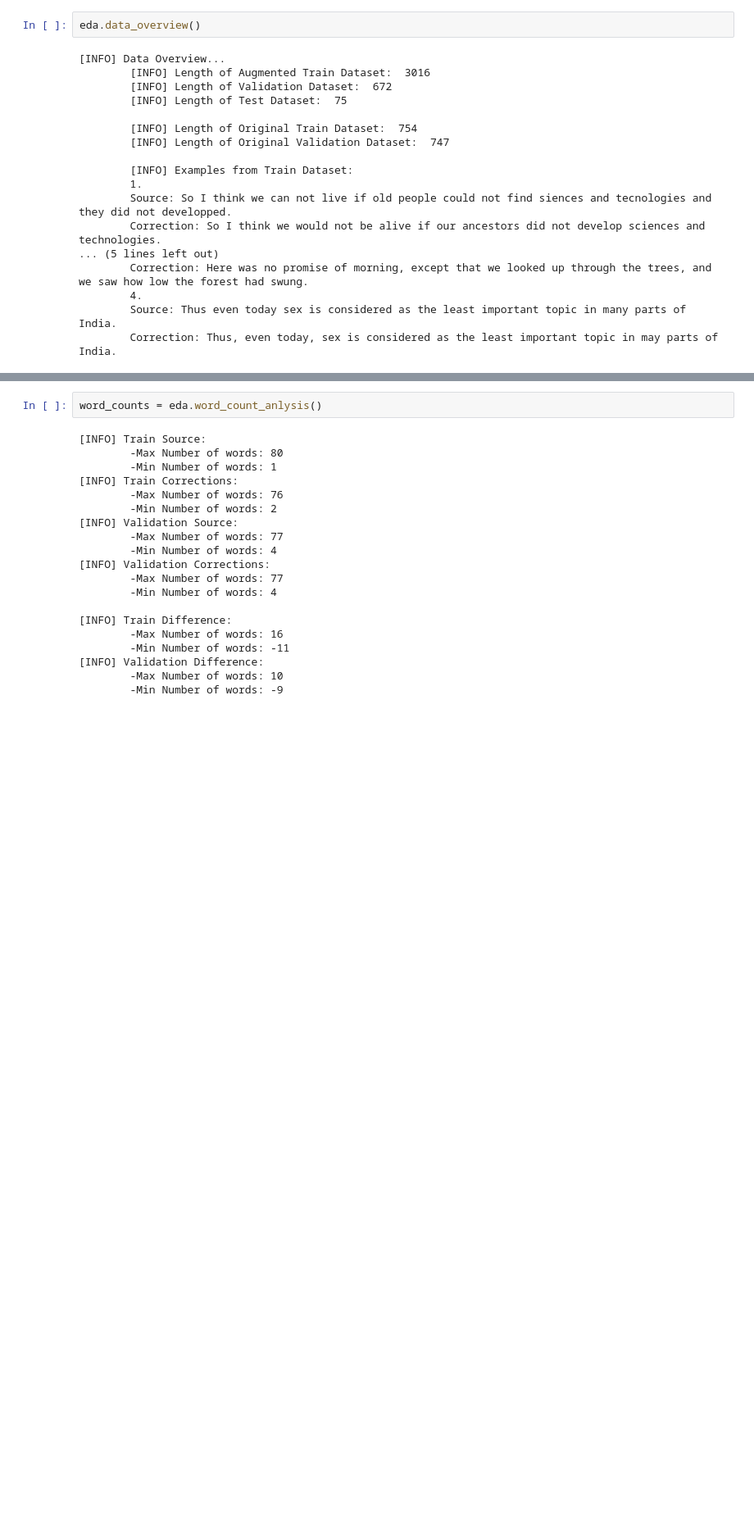
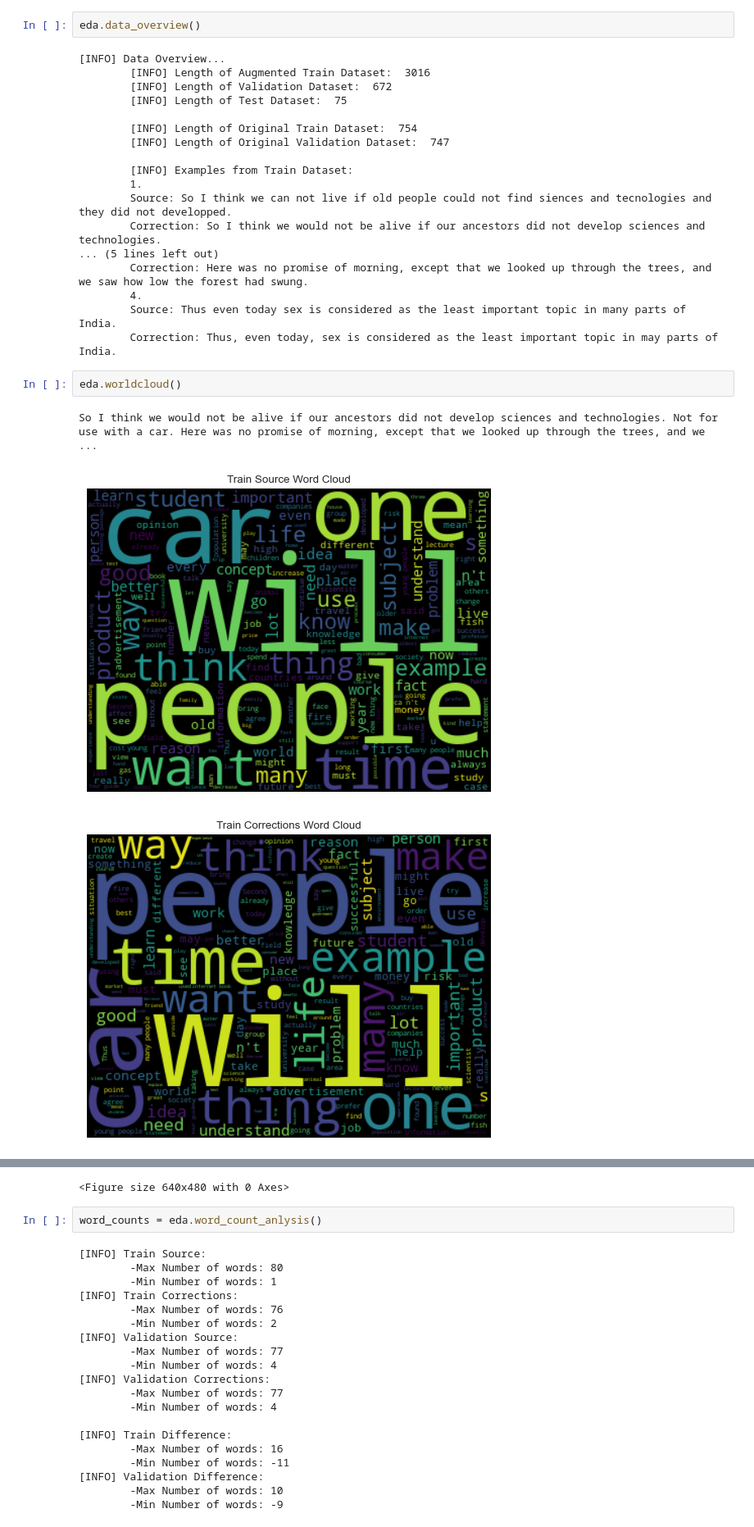
Before and after one commit to Mohitag94/grammar_correction, a Jupyter notebook: test.ipynb, the cells around one changed output, grey strips where cells are left out. Shown at 82% size. Drawn from its saved outputs; the diff is of its cells as text; blank space fills up the shorter version.

```diff
--- a/test.ipynb
+++ b/test.ipynb
@@ -2780,3 +2832,9 @@ eda.data_overview()
         4.
         Source: Thus even today sex is considered as the least important topic in many parts of India.
         Correction: Thus, even today, sex is considered as the least important topic in may parts of India.
+# %%
+eda.worldcloud()
+# %% [output]
+So I think we would not be alive if our ancestors did not develop sciences and technologies. Not for use with a car. Here was no promise of morning, except that we looked up through the trees, and we  ...
+[figure, added]
+[figure, added]
@@ -2783,3 +2843,4 @@ eda.data_overview()
+<Figure size 640x480 with 0 Axes>
 # %%
 word_counts = eda.word_count_anlysis()
 # %% [output]
```
Also changed, not shown: parts of 2 cells of this notebook, 3 other files.
